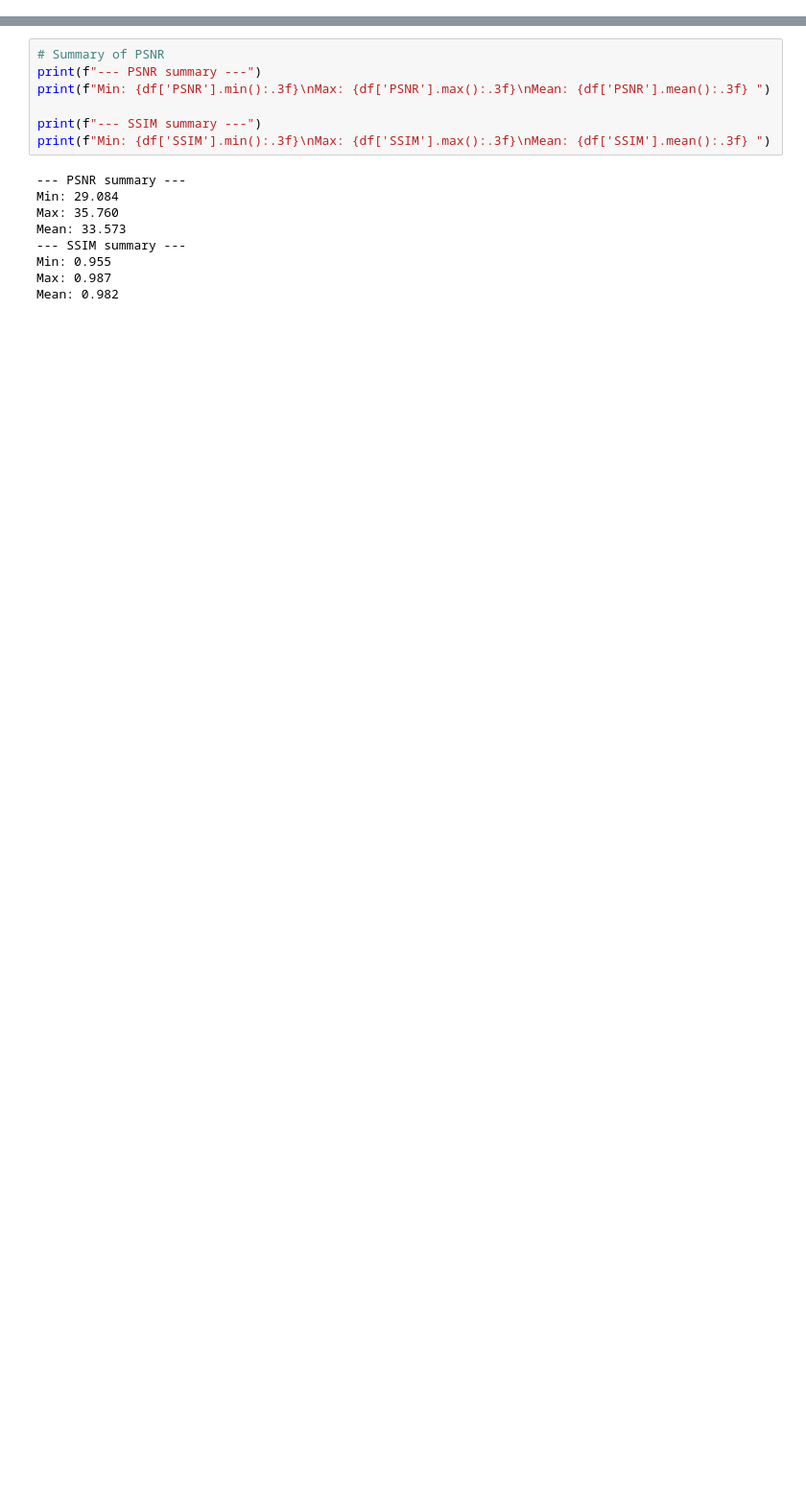
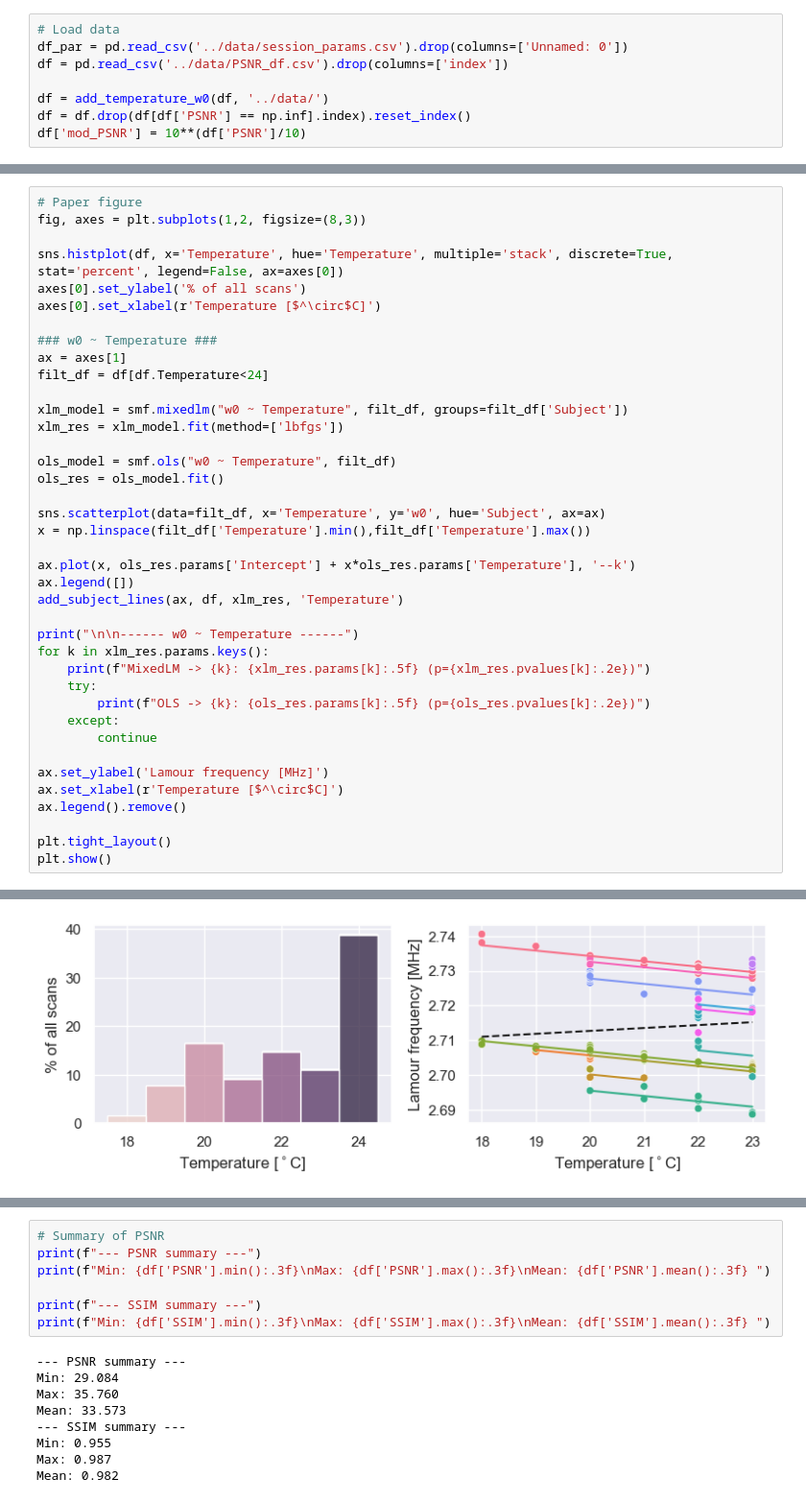
Before and after one commit to UNITY-Physics/unity_qa_paper, a Jupyter notebook: notebooks/PSNR.ipynb, the cells around one changed output, grey strips where cells are left out. Shown at 96% size. Cells and saved outputs as stored; diff of their text form; blank space fills up the shorter version.

Commit message:
Nicer figures better organisation

```diff
--- a/notebooks/PSNR.ipynb
+++ b/notebooks/PSNR.ipynb
@@ -36,0 +22,8 @@ from stats_help import show_bootstrap, check_model, bootstrap_formula
+# %%
+# Load data
+df_par = pd.read_csv('../data/session_params.csv').drop(columns=['Unnamed: 0'])
+df = pd.read_csv('../data/PSNR_df.csv').drop(columns=['index'])
+
+df = add_temperature_w0(df, '../data/')
+df = df.drop(df[df['PSNR'] == np.inf].index).reset_index()
+df['mod_PSNR'] = 10**(df['PSNR']/10)
@@ -36,0 +32,40 @@ from stats_help import show_bootstrap, check_model, bootstrap_formula
+# %%
+# Paper figure
+fig, axes = plt.subplots(1,2, figsize=(8,3))
+
+sns.histplot(df, x='Temperature', hue='Temperature', multiple='stack', discrete=True, stat='percent', legend=False, ax=axes[0])
+axes[0].set_ylabel('% of all scans')
+axes[0].set_xlabel(r'Temperature [$^\circ$C]')
+
+### w0 ~ Temperature ###
+ax = axes[1]
+filt_df = df[df.Temperature<24]
+
+xlm_model = smf.mixedlm("w0 ~ Temperature", filt_df, groups=filt_df['Subject'])
+xlm_res = xlm_model.fit(method=['lbfgs'])
+
+ols_model = smf.ols("w0 ~ Temperature", filt_df)
+ols_res = ols_model.fit()
+
+sns.scatterplot(data=filt_df, x='Temperature', y='w0', hue='Subject', ax=ax)
+x = np.linspace(filt_df['Temperature'].min(),filt_df['Temperature'].max())
+
+ax.plot(x, ols_res.params['Intercept'] + x*ols_res.params['Temperature'], '--k')
+ax.legend([])
+add_subject_lines(ax, df, xlm_res, 'Temperature')
+
+print("\n\n------ w0 ~ Temperature ------")
+for k in xlm_res.params.keys():
+    print(f"MixedLM -> {k}: {xlm_res.params[k]:.5f} (p={xlm_res.pvalues[k]:.2e})")
+    try:
+        print(f"OLS -> {k}: {ols_res.params[k]:.5f} (p={ols_res.pvalues[k]:.2e})")
+    except:
+        continue
+
+ax.set_ylabel('Lamour frequency [MHz]')
+ax.set_xlabel(r'Temperature [$^\circ$C]')
+ax.legend().remove()
+
+plt.tight_layout()
+plt.show()
+# %% [output]
@@ -36,0 +79 @@ from stats_help import show_bootstrap, check_model, bootstrap_formula
+[figure, added]
```
Also changed, not shown: parts of 36 cells of this notebook.
